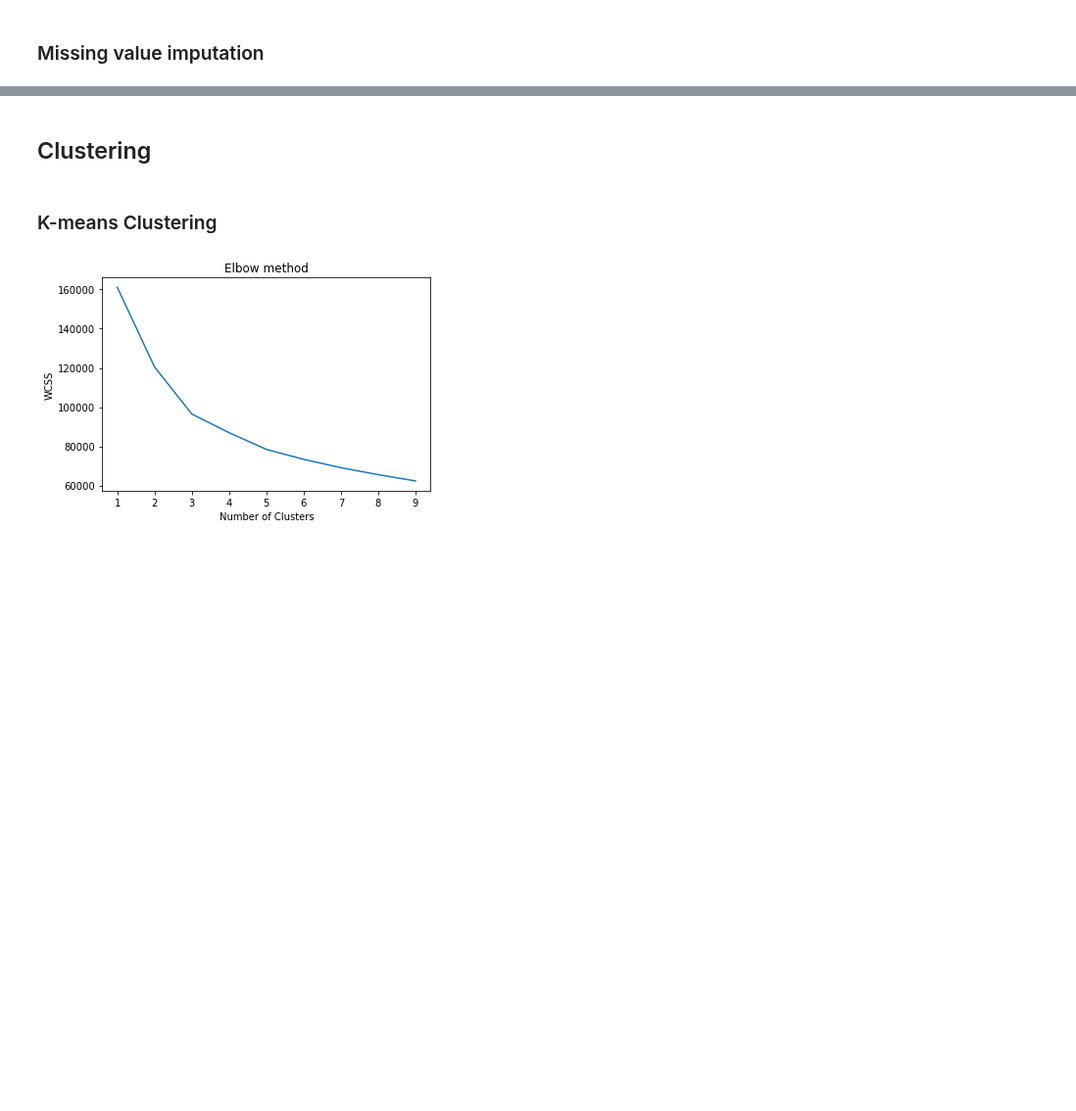
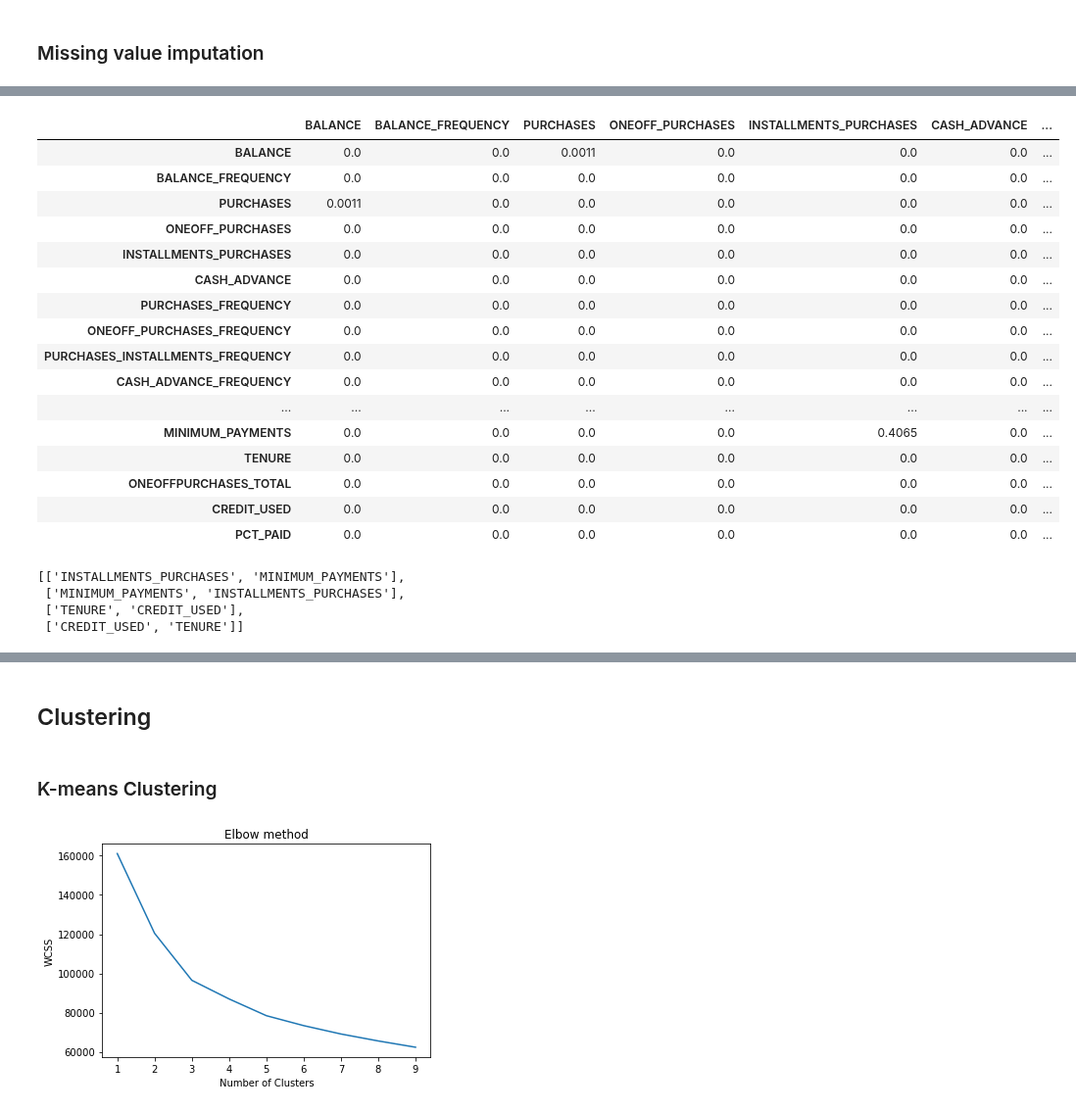
Before and after one commit to xwu0223/MBAN-6400-Project, a Jupyter notebook: cc.ipynb, the cells around one changed output, grey strips where cells are left out. Shown at 98% size. Cells and saved outputs as stored; diff of their text form; code cells hidden in the pictures; blank space fills up the shorter version.

```diff
--- a/cc.ipynb
+++ b/cc.ipynb
@@ -215,0 +239,32 @@ Index(['BALANCE', 'BALANCE_FREQUENCY', 'PURCHASES', 'ONEOFF_PURCHASES',
+# %%
+from scipy.stats import pearsonr
+import pandas as pd
+
+def calculate_pvalues(df):
+    df = df.dropna()._get_numeric_data()
+    dfcols = pd.DataFrame(columns=df.columns)
+    pvalues = dfcols.transpose().join(dfcols, how='outer')
+    for r in df.columns:
+        for c in df.columns:
+            pvalues[r][c] = round(pearsonr(df[r], df[c])[1], 4)
+    return pvalues
+# %%
+calculate_pvalues(transformed_data)
+# %% [output]
+|  | BALANCE | BALANCE_FREQUENCY | PURCHASES | ONEOFF_PURCHASES | INSTALLMENTS_PURCHASES | CASH_ADVANCE | ... |
+| BALANCE | 0.0 | 0.0 | 0.0011 | 0.0 | 0.0 | 0.0 | ... |
+| BALANCE_FREQUENCY | 0.0 | 0.0 | 0.0 | 0.0 | 0.0 | 0.0 | ... |
+| PURCHASES | 0.0011 | 0.0 | 0.0 | 0.0 | 0.0 | 0.0 | ... |
+| ONEOFF_PURCHASES | 0.0 | 0.0 | 0.0 | 0.0 | 0.0 | 0.0 | ... |
+| INSTALLMENTS_PURCHASES | 0.0 | 0.0 | 0.0 | 0.0 | 0.0 | 0.0 | ... |
+| CASH_ADVANCE | 0.0 | 0.0 | 0.0 | 0.0 | 0.0 | 0.0 | ... |
+| PURCHASES_FREQUENCY | 0.0 | 0.0 | 0.0 | 0.0 | 0.0 | 0.0 | ... |
+| ONEOFF_PURCHASES_FREQUENCY | 0.0 | 0.0 | 0.0 | 0.0 | 0.0 | 0.0 | ... |
+| PURCHASES_INSTALLMENTS_FREQUENCY | 0.0 | 0.0 | 0.0 | 0.0 | 0.0 | 0.0 | ... |
+| CASH_ADVANCE_FREQUENCY | 0.0 | 0.0 | 0.0 | 0.0 | 0.0 | 0.0 | ... |
+| ... | ... | ... | ... | ... | ... | ... | ... |
+| MINIMUM_PAYMENTS | 0.0 | 0.0 | 0.0 | 0.0 | 0.4065 | 0.0 | ... |
+| TENURE | 0.0 | 0.0 | 0.0 | 0.0 | 0.0 | 0.0 | ... |
+| ONEOFFPURCHASES_TOTAL | 0.0 | 0.0 | 0.0 | 0.0 | 0.0 | 0.0 | ... |
+| CREDIT_USED | 0.0 | 0.0 | 0.0 | 0.0 | 0.0 | 0.0 | ... |
+| PCT_PAID | 0.0 | 0.0 | 0.0 | 0.0 | 0.0 | 0.0 | ... |
@@ -215,0 +278,7 @@ Index(['BALANCE', 'BALANCE_FREQUENCY', 'PURCHASES', 'ONEOFF_PURCHASES',
+# %%
+insignificant
+# %% [output]
+[['INSTALLMENTS_PURCHASES', 'MINIMUM_PAYMENTS'],
+ ['MINIMUM_PAYMENTS', 'INSTALLMENTS_PURCHASES'],
+ ['TENURE', 'CREDIT_USED'],
+ ['CREDIT_USED', 'TENURE']]
```
Also changed, not shown: parts of 22 cells of this notebook.
